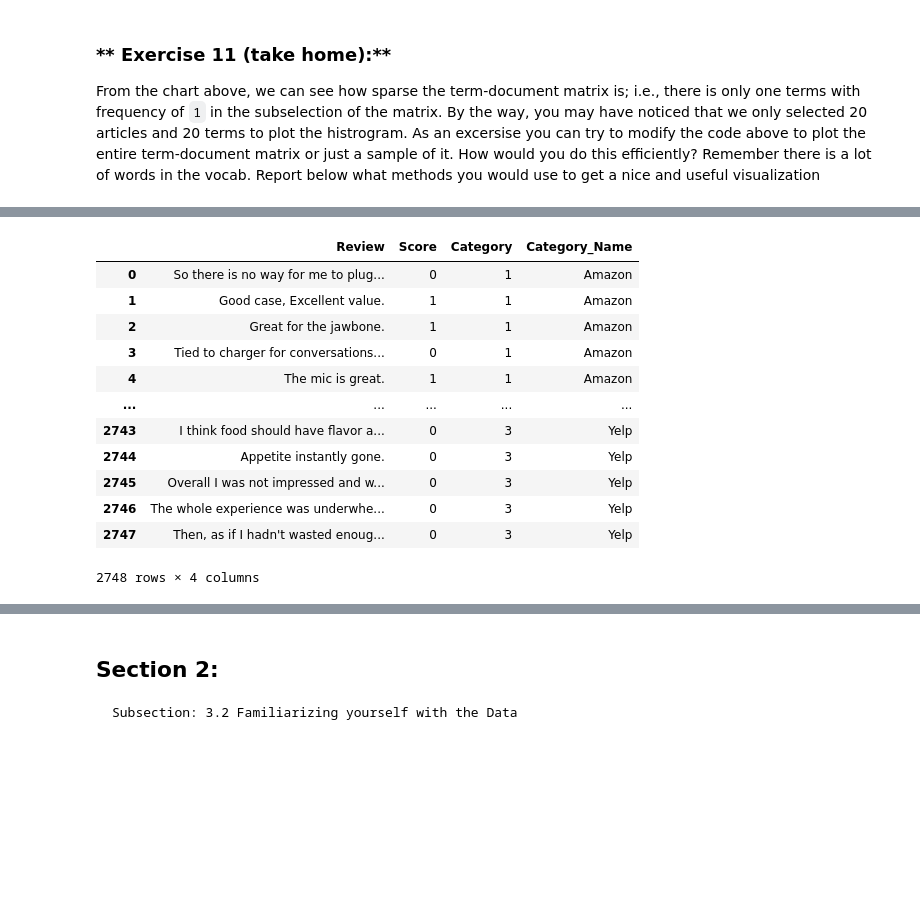
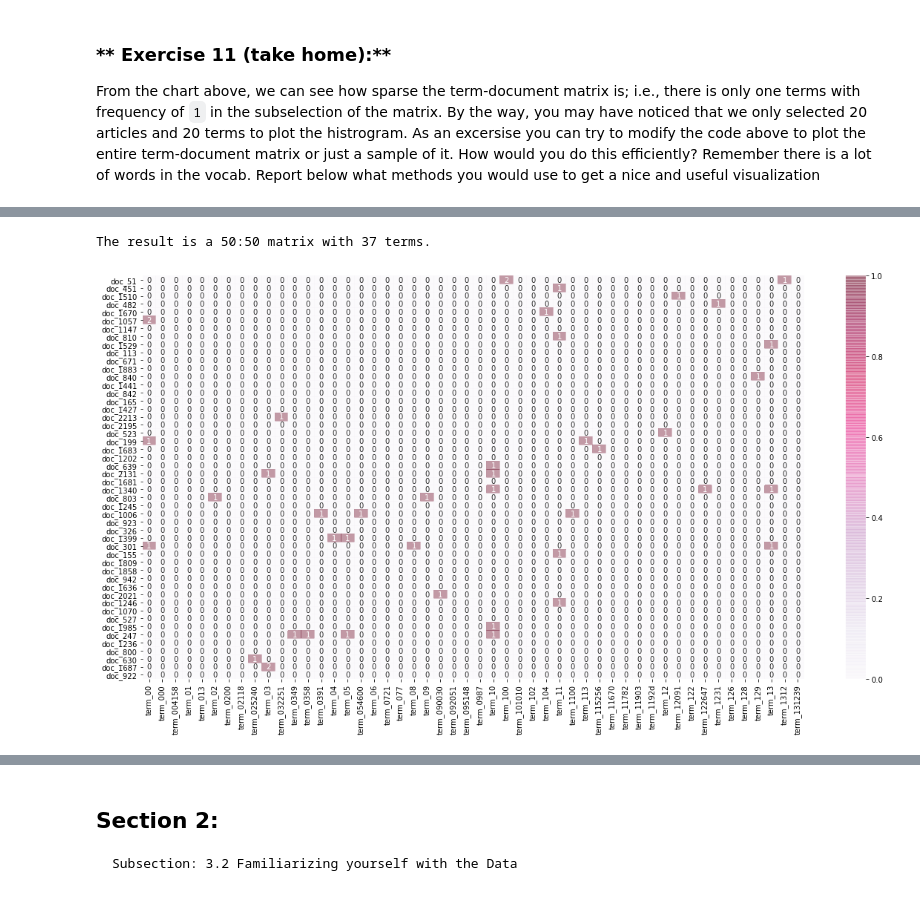
Before and after one commit to acmloria/DM2021-Lab1-Homework, a Jupyter notebook: DM2021-Lab1-Homework.ipynb, the cells around one changed output, grey strips where cells are left out. Drawn from its saved outputs; the diff is of its cells as text; code cells hidden in the pictures; blank space fills up the shorter version.

Commit message:
Added Data Sets

```diff
--- a/DM2021-Lab1-Homework.ipynb
+++ b/DM2021-Lab1-Homework.ipynb
@@ -600,30 +382,46 @@ df1,df2,df3
-# %%
-#Reading the DataSet from the txt file, and creating a DataFrame with columns Review and Score.
-
-df1 = pd.read_csv('amazon_cells_labelled.txt', sep='\t', header=None, names = ['Review','Score','Category','Category_Name'])
-df2 = pd.read_csv('imdb_labelled.txt', sep='\t', header=None, names = ['Review','Score','Category','Category_Name'])
-df3 = pd.read_csv('yelp_labelled.txt', sep='\t', header=None, names = ['Review','Score','Category','Category_Name'])
-
-dfs = [df1,df2,df3] #    1 for amazon, 2 for IMDB, 3 for Yelp
-category_name =  ['Amazon','IMDB', 'Yelp']
-
-for d,i,c in zip (dfs,range(1,4),category_name):
-    d['Category'] = i
-    d['Category_Name'] = c
-
-df = pd.concat(dfs, ignore_index=True)
-df
-# %% [output]
-|  | Review | Score | Category | Category_Name |
-| 0 | So there is no way for me to plug... | 0 | 1 | Amazon |
-| 1 | Good case, Excellent value. | 1 | 1 | Amazon |
-| 2 | Great for the jawbone. | 1 | 1 | Amazon |
-| 3 | Tied to charger for conversations... | 0 | 1 | Amazon |
-| 4 | The mic is great. | 1 | 1 | Amazon |
-| ... | ... | ... | ... | ... |
-| 2743 | I think food should have flavor a... | 0 | 3 | Yelp |
-| 2744 | Appetite instantly gone. | 0 | 3 | Yelp |
-| 2745 | Overall I was not impressed and w... | 0 | 3 | Yelp |
-| 2746 | The whole experience was underwhe... | 0 | 3 | Yelp |
-| 2747 | Then, as if I hadn't wasted enoug... | 0 | 3 | Yelp |
-2748 rows × 4 columns
+# %%
+from sklearn.feature_extraction.text import CountVectorizer
+
+counter = 0
+samples = 0
+sample_size = 100
+min_terms = 30 #minimum number of terms
+size = 50 # array size
+
+while counter<= min_terms:
+    term_counts = 0
+
+    X_sample_vectorizer = X.sample(sample_size)
+    count_vectorizer = CountVectorizer()
+    X_sample_counts = count_vectorizer.fit_transform(X_sample_vectorizer.text)
+
+    samples += 1
+
+    array = X_sample_counts[:size][:size].toarray()
+
+    for i in range(size):
+        for j in range(size):
+            if(array[i][j] >= 1):
+                counter = counter + 1
+                if(counter>=min_terms):
+                    break #since we get the desired number of terms, we are ok.
+
+print("The result is a {}:{} matrix with {} terms.".format(size,size,counter))
+# %% [output]
+The result is a 50:50 matrix with 37 terms.
+# %%
+import seaborn as sns
+
+#now we just plot as learned:
+
+plot_x = ["term_"+str(i) for i in count_vectorizer.get_feature_names()[0:size]]
+plot_y = ["doc_"+ str(i) for i in list(X_sample_vectorizer.index)[0:size]]
+plot_z = X_sample_counts[0:size, 0:size].toarray()
+
+df_todraw = pd.DataFrame(plot_z, columns = plot_x, index = plot_y)
+plt.subplots(figsize=(20, 10))
+ax = sns.heatmap(df_todraw,
+                 cmap="PuRd", alpha=0.4,
+                 vmin=0, vmax=1, annot=True)
+# %% [output]
+[figure, added]
```
Also changed, not shown: parts of 64 cells of this notebook, 3 other files.
